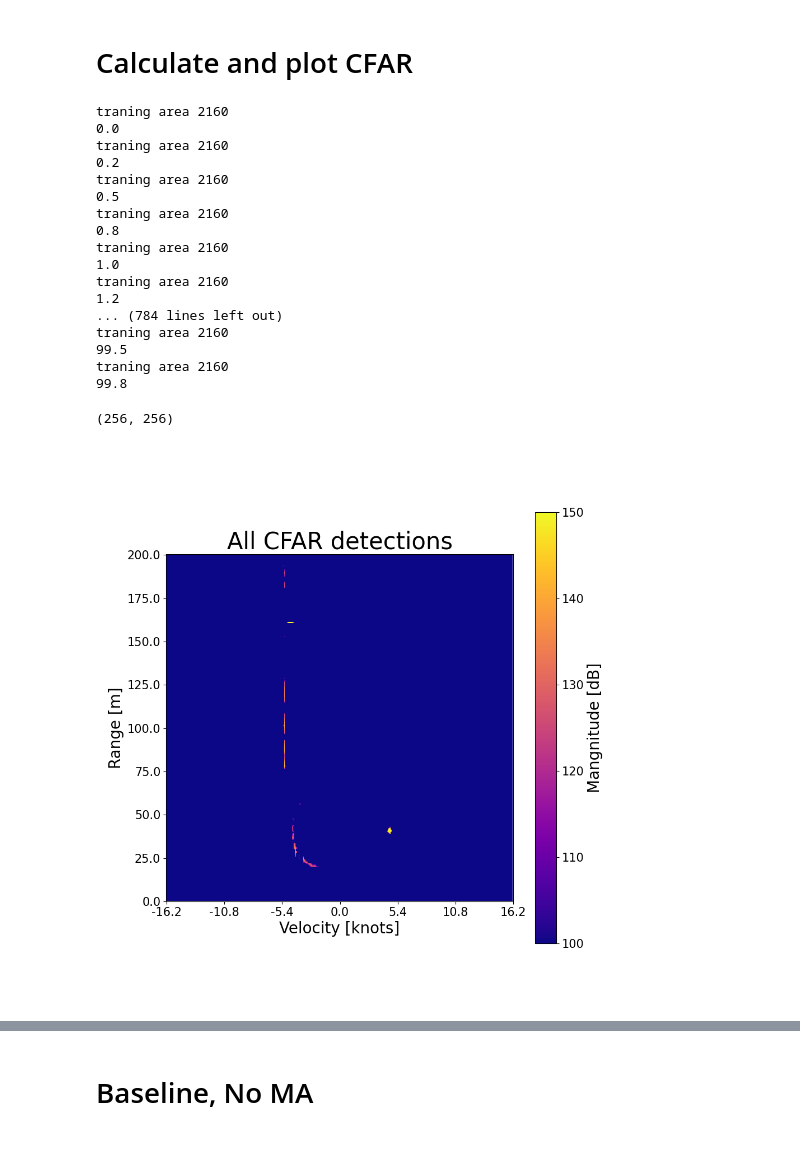
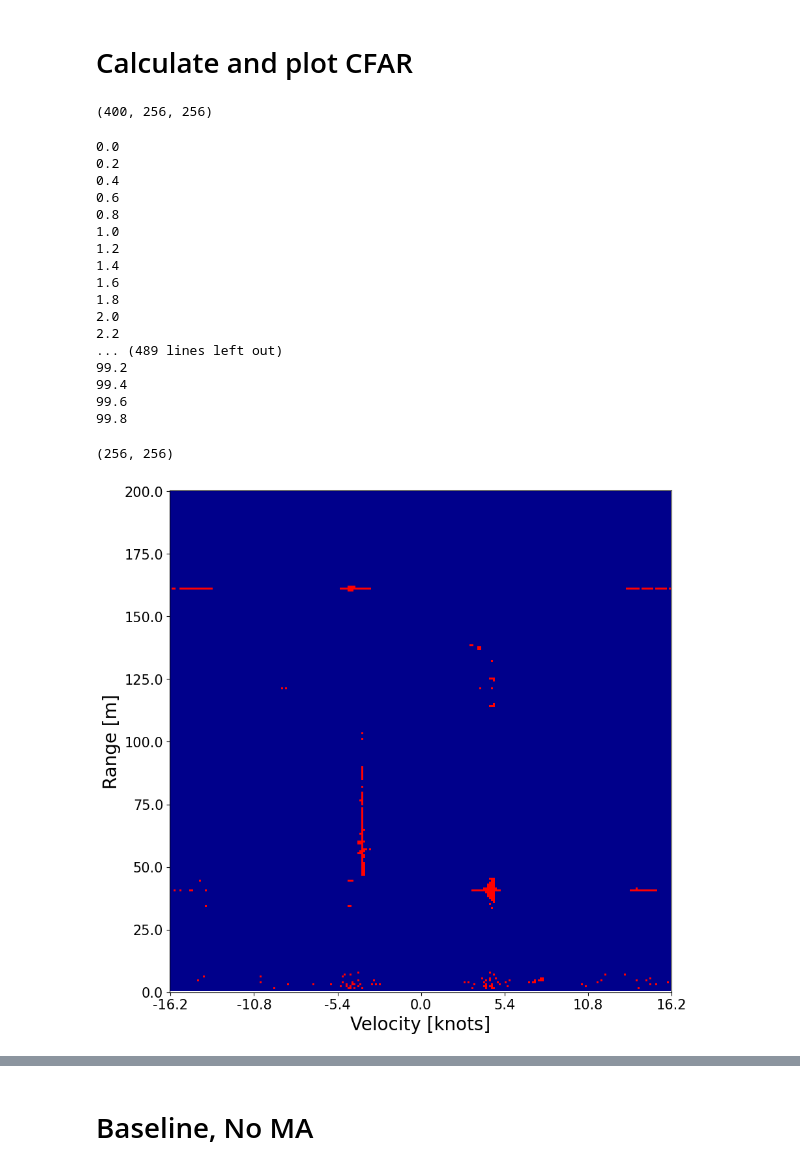
Before and after one commit to SondreOlimb/ProjectReportCode, a Jupyter notebook: position1_impoved.ipynb, the cells around one changed output, grey strips where cells are left out. Drawn from its saved outputs; the diff is of its cells as text; code cells hidden in the pictures.

```diff
--- a/position1_impoved.ipynb
+++ b/position1_impoved.ipynb
@@ -98,6 +102,7 @@ def background_update(frames, alpha=1/128, nr_of_ma=1):
     for i,frame in enumerate(frames):
         length = int.from_bytes(
                  frame[4:8], byteorder="little", signed=False)
+
         data_RADC = frame[8:8+length]
         data_RADC = np.frombuffer(data_RADC,dtype=np.uint16)
         data_RADC = data_RADC.reshape(3,256,512)
@@ -105,12 +110,12 @@ def background_update(frames, alpha=1/128, nr_of_ma=1):
         data_RADC_Q_raw = data_RADC[:,:,1::2]
         data_RADC_I = detrend(data_RADC_I_raw, axis=2)
         data_RADC_Q = detrend(data_RADC_Q_raw, axis=2)
-        window = 1 #signal.windows.hann(256)
+        window = 1#signal.windows.hann(256)
         #data_RADC_I_mean = np.mean(data_RADC_I, axis=0)
         #data_RADC_Q_mean = np.mean(data_RADC_Q, axis=0)
         data_RADC_I_mean = data_RADC_I[0]
         data_RADC_Q_mean = data_RADC_Q[0]
-        data_IF = 1*data_RADC_I_mean[:,:] + 1*1j*data_RADC_Q_mean[:,:]
+        data_IF = window*data_RADC_I_mean[:,:] + window*1j*data_RADC_Q_mean[:,:]
 
 
         data_range_baseline =utils.fft_and_plot(data_IF, axis=1, fs=sample_frek,fft_size=fft_length,plot=False,shift =False)
@@ -138,6 +143,6 @@ def background_update(frames, alpha=1/128, nr_of_ma=1):
 # %%
 
 idx = 301
-data_ma,raw_t,data_diff = background_update(data_arr,nr_of_ma=
+data_ma,raw_t,data_diff = background_update(data_arr[1:-1],nr_of_ma=
 3, alpha=1/256)
 # %% [output]
@@ -239,70 +287,86 @@ def animate(i):
 #plt.show()
 # %% [markdown]
 # Calculate and plot CFAR
+# %%
+print(data_diff[100:500].shape)
+# %% [output]
+(400, 256, 256)
 # %%
 cfar_array= []
-length_data_diff = len(data_diff[100:500])
-for i,img in enumerate( data_diff[100:500]):
-    cfar ,y,x = utils.CFAR_2D(img,10, 15, 0.000001,plot=False, iso_axis=True)
+SNR_array = []
+SNR_D_array = []
+length_data_diff = len(data_diff[500:])
+for i,img in enumerate( data_diff[500:]):
+    cfar ,y,SNR,d = utils.CFAR_2D(img,10, 15, 0.000001,plot=False, iso_axis=True)
     cfar_array.append(cfar)
+    SNR_array.append(SNR)
+    SNR_D_array.append(y)
     print(np.round(i/length_data_diff*100,1))
 # %% [output]
-traning area 2160
 0.0
-traning area 2160
 0.2
-traning area 2160
-0.5
-traning area 2160
+0.4
+0.6
 0.8
-traning area 2160
 1.0
-traning area 2160
 1.2
-... (784 lines left out)
-traning area 2160
-99.5
-traning area 2160
+1.4
+1.6
+1.8
+2.0
+2.2
+... (489 lines left out)
+99.2
+99.4
+99.6
 99.8
 # %%
 cfar_EMA_3 = cfar_array
 # %%
 cfar_EMA = cfar_array
 # %%
+import matplotlib as mpl
 labels = {
     "x_label":"Velocity [knots]",
     "y_label":"Range [m]",
     "title": "All CFAR detections"
 
 }
 #data_fft_plot = cv2.GaussianBlur(np.abs(data_ma), (3, 3),sigmaX=1,sigmaY=1)
 #data_fft_plot = ndimage.gaussian_filter(data_fft_plot,sigma=1,mode=mode)
 #sns.set(rc={'figure.figsize':(20,15)})
-test = np.sum(np.abs(cfar_array),axis=0)
+test = np.max(np.abs(SNR_D_array[:400]),axis=0)
+test[test < 1.1] =0
+test[test>1] =1
 plt.figure(figsize=(10,10))
 print(np.shape(test))
-rotated_img =20*np.log10(np.abs(test)) # We rotate the image so the x axis is the velocity
+rotated_img =np.abs(test) # We rotate the image so the x axis is the velocity
 #rotated_img = cv2.GaussianBlur(rotated_img, (3, 3),sigmaX=1,sigmaY=1)
-plt.imshow(rotated_img,cmap="plasma", vmin=plot_min_doppler,vmax=plot_max_doppler)
+cmap = mpl.colors.ListedColormap(['darkBlue','red'])
+bounds=[-0,1]
+norm = mpl.colors.BoundaryNorm(bounds, cmap.N)
+
+plt.imshow(rotated_img,interpolation='nearest',cmap = cmap,norm=norm)
 # rms = 10*np.log(np.sqrt(np.mean(np.abs(rotated_img[130:135,80:100])**2)))
 # peak = 10*np.log(np.abs(rotated_img[137,87]))
 # snr = peak-rms
 # print("Peak:",peak)
 # print("Side loab:", 10*np.log(np.abs(rotated_img[137,85])))
 # print("RMS:",rms)
 # print("SNR:",snr)
 plt.yticks(np.linspace(0,256,9),labels=np.round(np.linspace(255*0.785277,0,9)),size =15)
 
 
 plt.xticks(np.linspace(0,256,7),labels=np.round(np.linspace(-0.127552440715*127,0.127552440715*127,7),2),size =15)
-cbar  = plt.colorbar()
-cbar.set_label('Mangnitude [dB]',fontdict = {'fontsize' : 20})
-cbar.ax.tick_params(labelsize=15)
+#cbar  = plt.colorbar()
+#cbar.set_label('Mangnitude [dB]',fontdict = {'fontsize' : 20})
+#cbar.ax.tick_params(labelsize=15)
 plt.xlabel(labels["x_label"],fontdict = {'fontsize' : 20})
 plt.ylabel(labels["y_label"],fontdict = {'fontsize' : 20})
-plt.title(labels["title"],fontdict = {'fontsize' : 30})
+#plt.title(labels["title"],fontdict = {'fontsize' : 30})
 plt.grid(False)
-plt.savefig("plots/cfar_EMA_MTI.svg",format="svg")
+#plt.savefig("cfar_io/no_reflector_result.svg",format="svg")
+plt.show()
 # %% [output]
 (256, 256)
-[figure, old version]
+[figure, new version]
```
Also changed, not shown: parts of 14 cells of this notebook, 16 other files.
